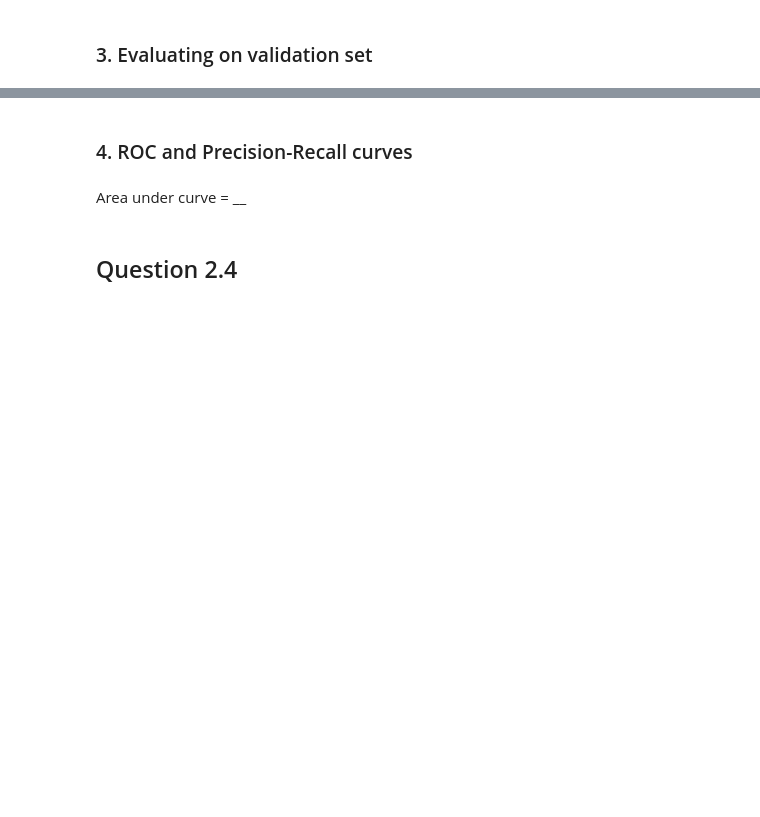
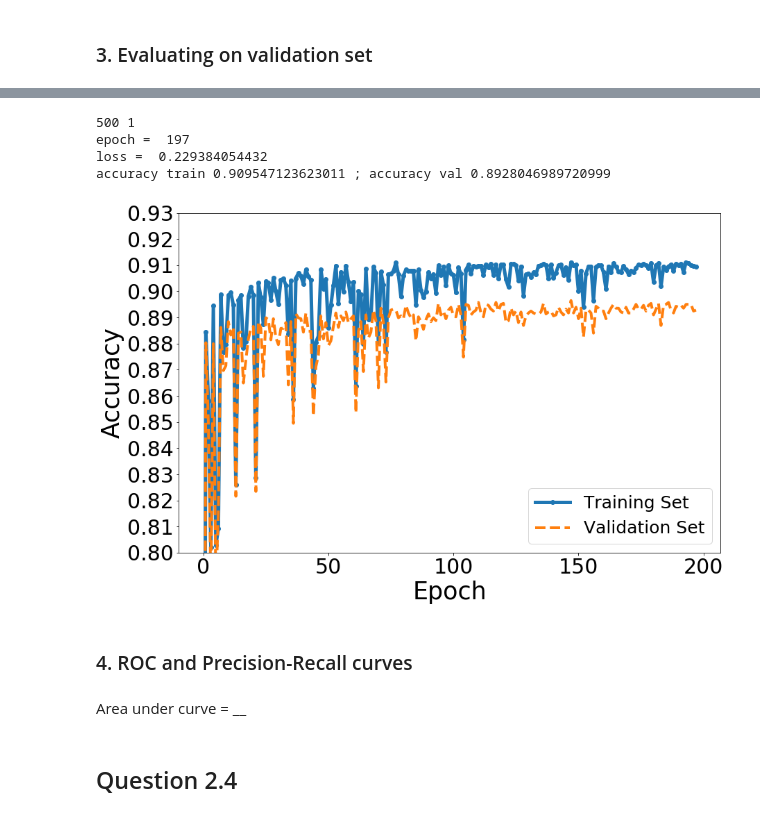
Before and after one commit to caitaozhan/CSE512-homework, a Jupyter notebook: hw3/logistic_regression_test.ipynb, the cells around one changed output, grey strips where cells are left out. Saved outputs shown, nothing was run; the diff lists cells and outputs as text; code cells hidden in the pictures; blank space fills up the shorter version.

```diff
--- a/hw3/logistic_regression_test.ipynb
+++ b/hw3/logistic_regression_test.ipynb
@@ -478,5 +589,49 @@ plt.show()
 # %%
 # (b) Plot Accuracy vs num_epochs for both training and validation set on the same figure
+LR = LogisticRegression(eta0=500, m=16)
+LR.fit2(X_train, y_train, 'plot_data/q2_3_3_b_train.csv', X_val, y_val, 'plot_data/q2_3_3_b_val.csv')
+# %% [output]
+500 1
+epoch =  197
+loss =  0.229384054432
+accuracy train 0.909547123623011 ; accuracy val 0.8928046989720999
+# %%
+plt.figure(figsize=(14, 9))
+rcParams['lines.linewidth'] = 5
+
+SMALL_SIZE = 30
+MEDIUM_SIZE = 30
+BIGGER_SIZE = 30
+#
+plt.rc('font', size=SMALL_SIZE)          # controls default text sizes
+plt.rc('axes', titlesize=SMALL_SIZE)     # fontsize of the axes title
+plt.rc('axes', labelsize=MEDIUM_SIZE)    # fontsize of the x and y labels
+plt.rc('xtick', labelsize=SMALL_SIZE)    # fontsize of the tick labels
+plt.rc('ytick', labelsize=SMALL_SIZE)    # fontsize of the tick labels
+plt.rc('legend', fontsize=SMALL_SIZE)    # legend fontsize
+plt.rc('figure', titlesize=BIGGER_SIZE)  # fontsize of the figure title
+
+df_1 = pd.read_csv('plot_data/q2_3_3_b_train.csv', header=None)
+df_2 = pd.read_csv('plot_data/q2_3_3_b_val.csv', header=None)
+
+X_1 = df_1[0].tolist()
+Y_1 = df_1[1].tolist()
+
+X_2 = df_2[0].tolist()
+Y_2 = df_2[1].tolist()
+
+plt.plot(X_1, Y_1, linestyle='-', marker='o', markersize=6)
+plt.plot(X_2, Y_2, linestyle='--', linewidth=4)
+
+plt.legend(['Training Set', 'Validation Set'], prop={'size':25})
+plt.xlabel('Epoch', fontsize=35)
+plt.ylabel('Accuracy', fontsize=35)
+plt.yticks(np.arange(0.8, 0.94, 0.01))
+plt.ylim([0.8, 0.93])
+plt.savefig('plot/q2_3_3_b2.pdf')
+plt.show()
+# %% [output]
+[figure, added]
 # %% [markdown]
 ### 4. ROC and Precision-Recall curves
 # %%
```
Also changed, not shown: parts of 16 cells of this notebook, 15 other files.
